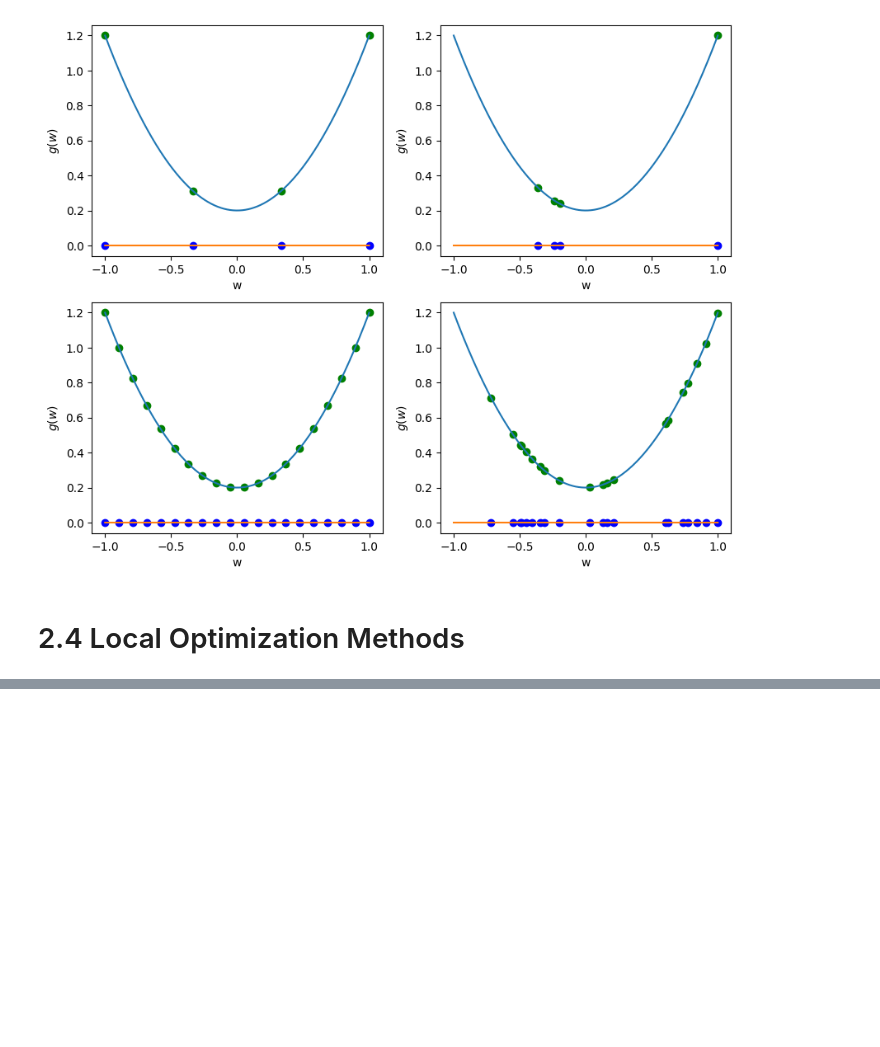
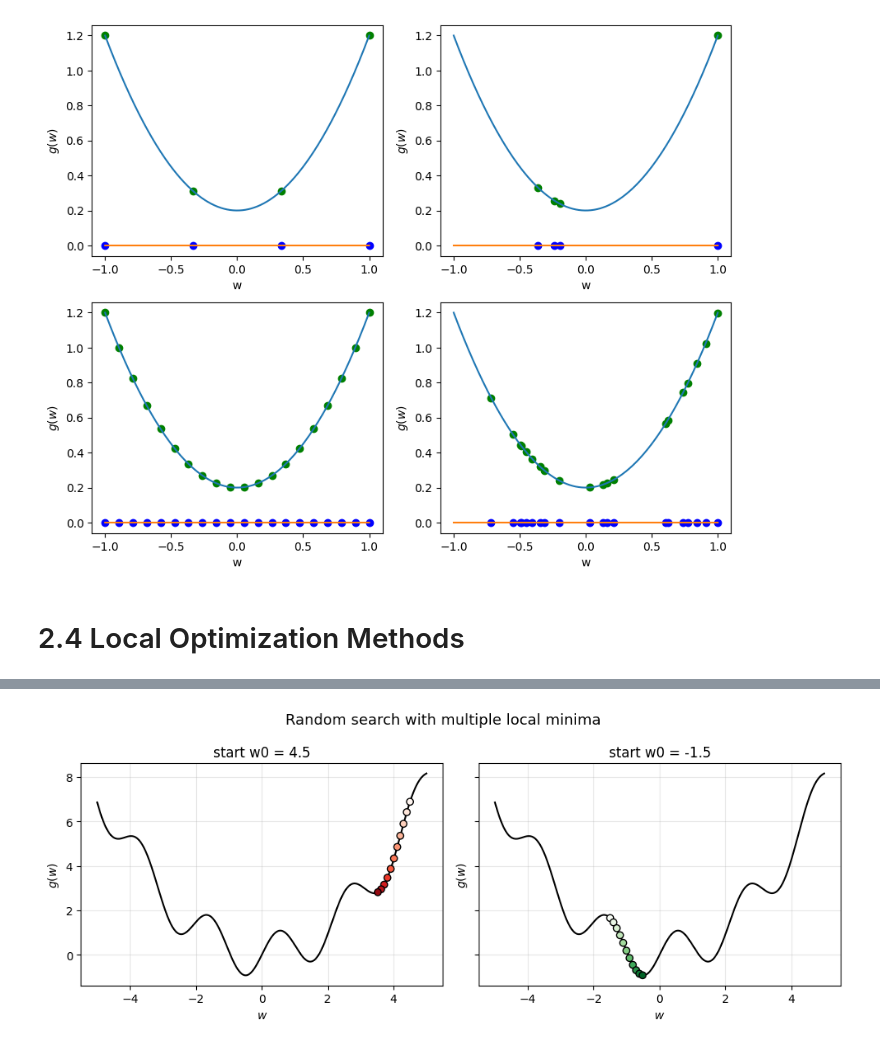
Before and after one commit to Pokemongle/ubc_ml, a Jupyter notebook: textbook/ch2.ipynb, the cells around one changed output, grey strips where cells are left out. Drawn from its saved outputs; the diff is of its cells as text; code cells hidden in the pictures; blank space fills up the shorter version.

```diff
--- a/textbook/ch2.ipynb
+++ b/textbook/ch2.ipynb
@@ -78,0 +204,53 @@ for i,ax in enumerate(axes.ravel()): # .ravel()
+# %%
+# Example 2.4 Minimizing a function with multiple local minima
+import numpy as np
+import matplotlib.pyplot as plt
+
+np.random.seed(0)
+
+# ---- Define function ----
+def g(w):
+    return np.sin(3*w) + 0.3*w**2
+
+# ---- Random search function ----
+def random_search_1d(w0, alpha=0.1, K=10, P=100):
+    w = w0
+    ws = [w]
+    gs = [g(w)]
+    for k in range(K):
+        dirs = np.random.uniform(-1, 1, size=P)  # 1D 随机方向
+        candidates = w - alpha * dirs
+        vals = g(candidates)
+        best_idx = np.argmin(vals)
+        w = candidates[best_idx]
+        ws.append(w)
+        gs.append(vals[best_idx])
+    return np.array(ws), np.array(gs)
+
+# ---- Run two searches ----
+runs = [
+    {"w0": 4.5, "color": "Reds"},
+    {"w0": -1.5, "color": "Greens"}
+]
+
+x = np.linspace(-5, 5, 400)
+y = g(x)
+
+fig, axes = plt.subplots(1, 2, figsize=(10, 4), sharey=True)
+
+for ax, run in zip(axes, runs):
+    ws, gs = random_search_1d(run["w0"])
+    cmap = plt.get_cmap(run["color"])
+    colors = [cmap(i / len(ws)) for i in range(len(ws))]
+    ax.plot(x, y, 'k', lw=1.5)
+    ax.scatter(ws, gs, c=colors, edgecolor='k', zorder=3)
+    ax.set_xlabel(r"$w$")
+    ax.set_ylabel(r"$g(w)$")
+    ax.set_title(f"start w0 = {run['w0']}")
+    ax.grid(alpha=0.3)
+
+plt.suptitle("Random search with multiple local minima", fontsize=13)
+plt.tight_layout()
+plt.show()
+# %% [output]
+[figure, added]
```
Also changed, not shown: parts of 6 cells of this notebook.
